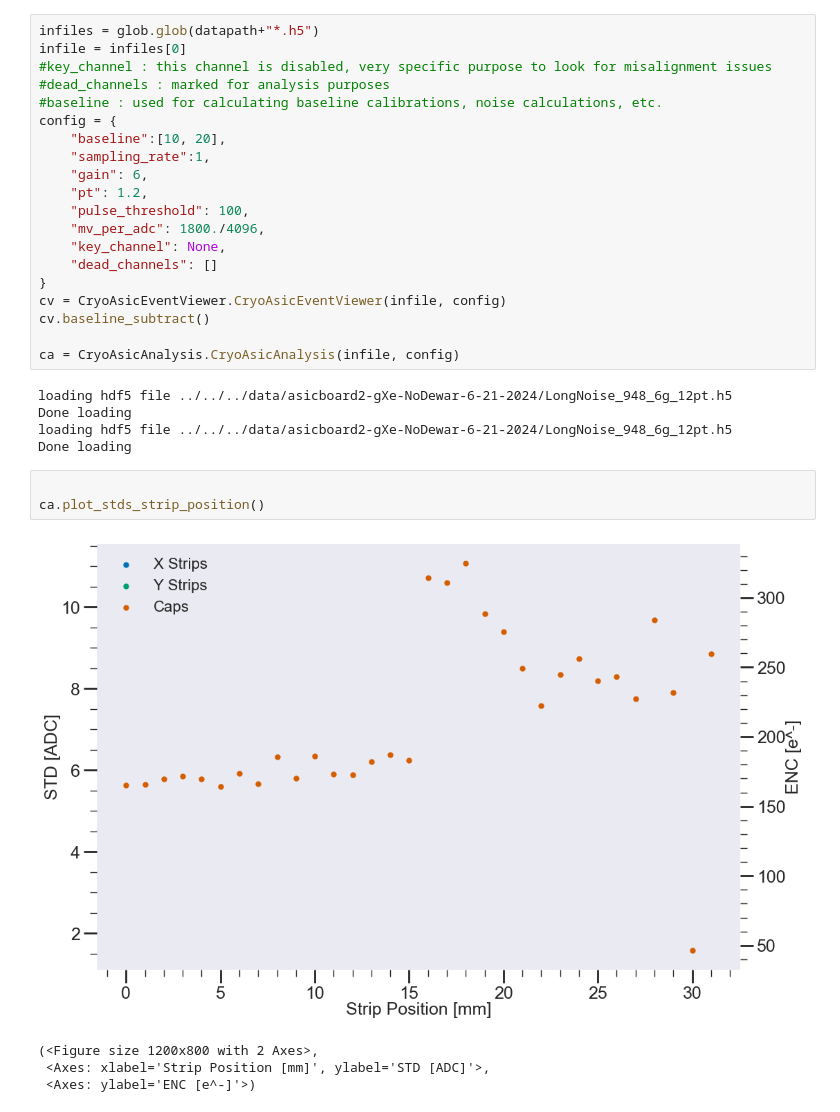
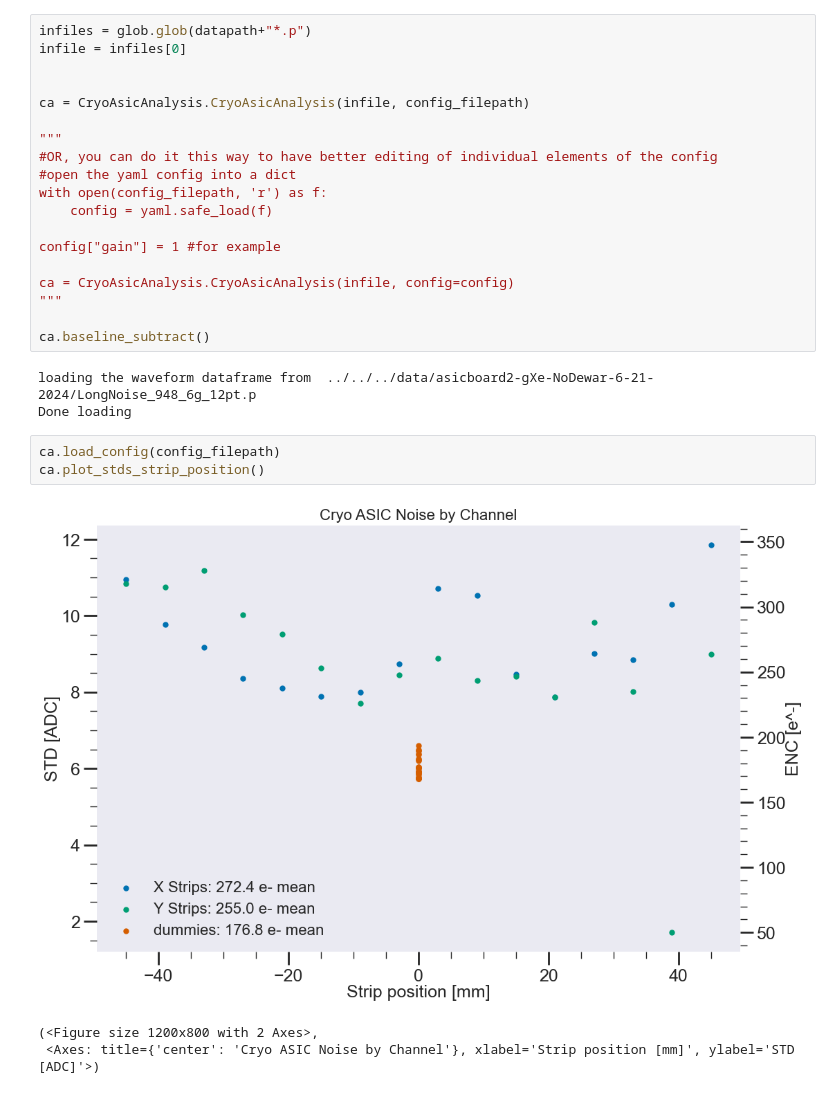
Before and after one commit to nEXO-collaboration/cryo-asic-analysis, a Jupyter notebook: notebooks/strip_plot_demonstrator.ipynb, the cells around one changed output. Drawn from its saved outputs; the diff is of its cells as text.

```diff
--- a/notebooks/strip_plot_demonstrator.ipynb
+++ b/notebooks/strip_plot_demonstrator.ipynb
@@ -51,34 +47,30 @@ map directly to c-types [inferred_type->mixed,key->block0_values] [items->Index(
-# %%
-infiles = glob.glob(datapath+"*.h5")
-infile = infiles[0]
-#key_channel : this channel is disabled, very specific purpose to look for misalignment issues
-#dead_channels : marked for analysis purposes
-#baseline : used for calculating baseline calibrations, noise calculations, etc.
-config = {
-    "baseline":[10, 20],
-    "sampling_rate":1,
-    "gain": 6,
-    "pt": 1.2,
-    "pulse_threshold": 100,
-    "mv_per_adc": 1800./4096,
-    "key_channel": None,
-    "dead_channels": []
-}
-cv = CryoAsicEventViewer.CryoAsicEventViewer(infile, config)
-cv.baseline_subtract()
-
-ca = CryoAsicAnalysis.CryoAsicAnalysis(infile, config)
-# %% [output]
-loading hdf5 file ../../../data/asicboard2-gXe-NoDewar-6-21-2024/LongNoise_948_6g_12pt.h5
-Done loading
-loading hdf5 file ../../../data/asicboard2-gXe-NoDewar-6-21-2024/LongNoise_948_6g_12pt.h5
-Done loading
+# %%
+infiles = glob.glob(datapath+"*.p")
+infile = infiles[0]
+
+
+ca = CryoAsicAnalysis.CryoAsicAnalysis(infile, config_filepath)
+
+"""
+#OR, you can do it this way to have better editing of individual elements of the config
+#open the yaml config into a dict
+with open(config_filepath, 'r') as f:
+    config = yaml.safe_load(f)
+
+config["gain"] = 1 #for example
+
+ca = CryoAsicAnalysis.CryoAsicAnalysis(infile, config=config)
+"""
+
+ca.baseline_subtract()
+# %% [output]
+loading the waveform dataframe from  ../../../data/asicboard2-gXe-NoDewar-6-21-2024/LongNoise_948_6g_12pt.p
+Done loading
 # %%
-
+ca.load_config(config_filepath)
 ca.plot_stds_strip_position()
 # %% [output]
-[figure, old version]
+[figure, new version]
 (<Figure size 1200x800 with 2 Axes>,
- <Axes: xlabel='Strip Position [mm]', ylabel='STD [ADC]'>,
- <Axes: ylabel='ENC [e^-]'>)
+ <Axes: title={'center': 'Cryo ASIC Noise by Channel'}, xlabel='Strip position [mm]', ylabel='STD [ADC]'>)
 # %%
```
Also changed, not shown: parts of 4 cells of this notebook, 5 other files.
